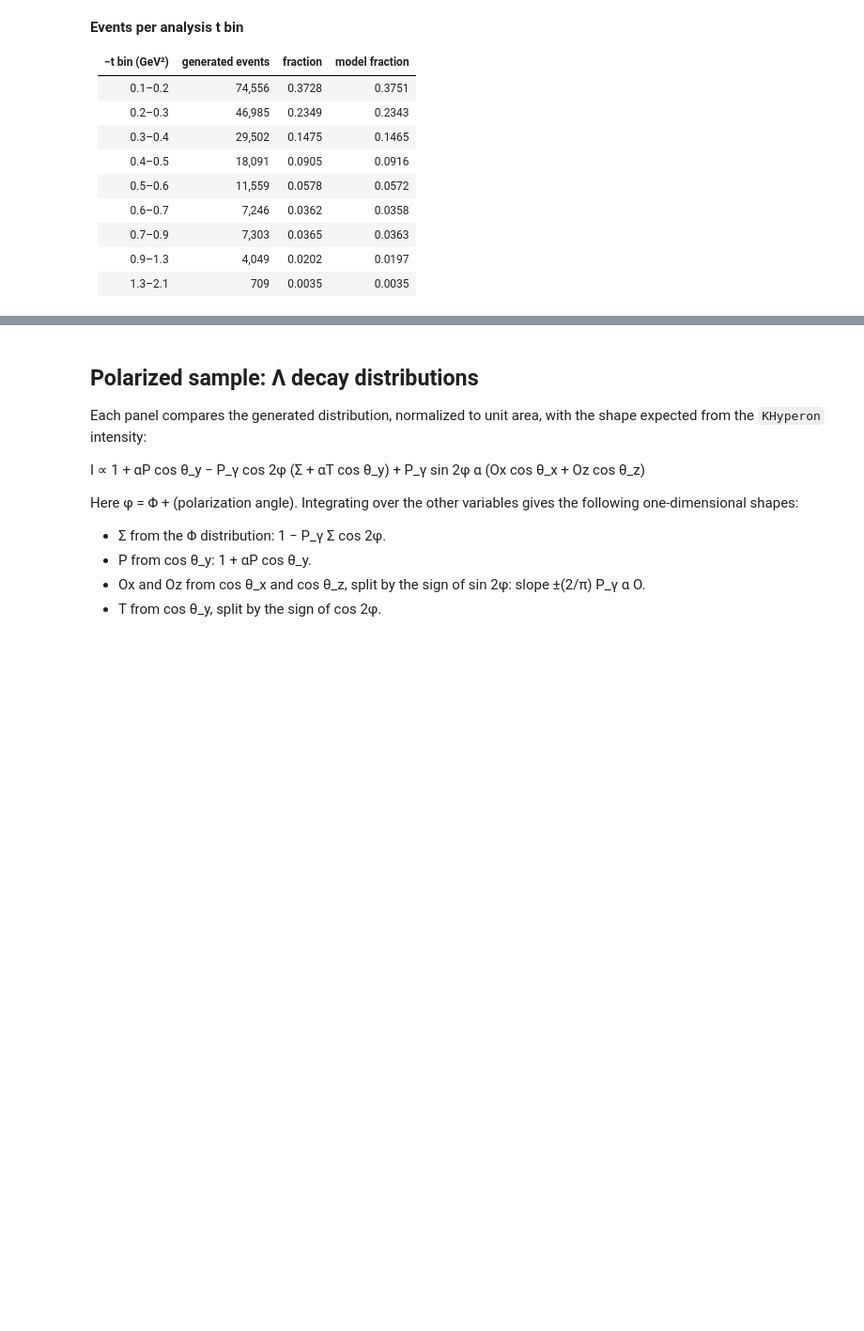
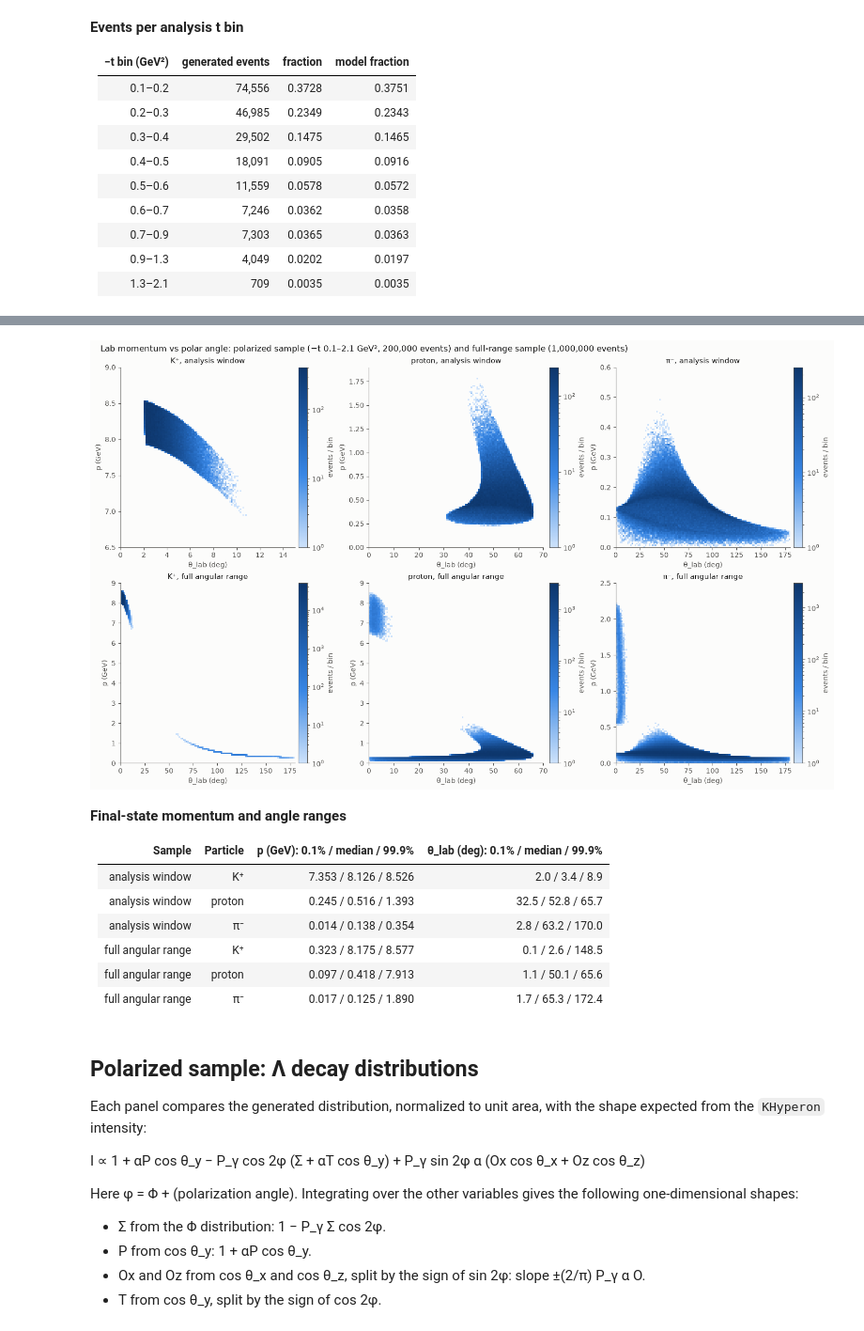
Before and after one commit to jrstevenjlab/wm_gluex, a Jupyter notebook: analysis/kplamb/fitting/gen_khyperon_diagnostics.ipynb, the cells around one changed output, grey strips where cells are left out. Shown at 94% size. Saved outputs shown, nothing was run; the diff lists cells and outputs as text; code cells hidden in the pictures; blank space fills up the shorter version.

Commit message:
add p vs theta plots for final particle kinematics

```diff
--- a/analysis/kplamb/fitting/gen_khyperon_diagnostics.ipynb
+++ b/analysis/kplamb/fitting/gen_khyperon_diagnostics.ipynb
@@ -215,8 +215,10 @@ def kinematics(ev):
     )
 
 
-pol = kinematics(load(OUTDIR / "polarized.root"))
-full = kinematics(load(OUTDIR / "production_full.root"))
+pol_ev = load(OUTDIR / "polarized.root")
+full_ev = load(OUTDIR / "production_full.root")
+pol = kinematics(pol_ev)
+full = kinematics(full_ev)
 print(f"polarized sample: {len(pol['t']):,} events,  production sample: {len(full['t']):,} events")
 print(f"M(p pi-) = {pol['m_lambda'].mean():.6f} GeV (fixed Lambda mass, no width)")
 # %% [output]
@@ -372,3 +387,72 @@ display(Markdown("**Events per analysis t bin**\n\n" + "\n".join(rows)))
+# %%
+from matplotlib.colors import LinearSegmentedColormap, LogNorm
+
+# sequential single-hue ramp (light = few events, dark = many); empty bins show the surface
+SEQ = LinearSegmentedColormap.from_list(
+    "blue_seq", ["#cde2fb", "#86b6ef", "#3987e5", "#256abf", "#184f95", "#0d366b"])
+SEQ.set_bad(SURFACE)
+
+PARTICLES = [("K+", "K⁺"), ("p", "proton"), ("pi-", "π⁻")]
+
+
+def p_theta(ev, name):
+    p3 = ev[name][:, 1:]
+    p = np.linalg.norm(p3, axis=1)
+    return p, np.degrees(np.arccos(np.clip(p3[:, 2] / p, -1, 1)))
+
+
+def nice_max(x, step):
+    return step * np.ceil(np.max(x) * 1.03 / step)
+
+
+samples = [("analysis window", pol_ev), ("full angular range", full_ev)]
+fig, axes = plt.subplots(2, 3, figsize=(15, 9), layout="constrained")
+for row, (sample_label, ev) in enumerate(samples):
+    for col, (name, label) in enumerate(PARTICLES):
+        ax = axes[row, col]
+        p, theta = p_theta(ev, name)
+        th_max = min(180.0, nice_max(theta, 5.0))
+        step = 0.5 if p.max() > 2 else 0.1
+        p_max = nice_max(p, step)
+        # start the momentum axis just below the data when the band sits far from zero
+        p_min = step * np.floor(p.min() * 0.97 / step) if p.min() > 0.25 * p.max() else 0.0
+        h, xe, ye = np.histogram2d(theta, p, bins=(120, 120), range=((0, th_max), (p_min, p_max)))
+        h = np.ma.masked_equal(h, 0)
+        mesh = ax.pcolormesh(xe, ye, h.T, cmap=SEQ, norm=LogNorm(vmin=1, vmax=h.max()),
+                             rasterized=True)
+        fig.colorbar(mesh, ax=ax, label="events / bin", pad=0.01)
+        ax.grid(False)
+        ax.set_xlabel("θ_lab (deg)")
+        ax.set_ylabel("p (GeV)")
+        ax.set_title(f"{label}, {sample_label}")
+fig.suptitle(f"Lab momentum vs polar angle: polarized sample (−t {T_MIN}–{T_MAX} GeV², "
+             f"{len(pol['t']):,} events) and full-range sample ({len(full['t']):,} events)",
+             x=0.01, ha="left")
+plt.show()
+
+# momentum and angle ranges, for setting up detector simulation or acceptance studies
+rows = ["| Sample | Particle | p (GeV): 0.1% / median / 99.9% | θ_lab (deg): 0.1% / median / 99.9% |",
+        "| --- | --- | ---: | ---: |"]
+for sample_label, ev in samples:
+    for name, label in PARTICLES:
+        p, theta = p_theta(ev, name)
+        qp = np.percentile(p, [0.1, 50, 99.9])
+        qt = np.percentile(theta, [0.1, 50, 99.9])
+        rows.append(f"| {sample_label} | {label} | {qp[0]:.3f} / {qp[1]:.3f} / {qp[2]:.3f} "
+                    f"| {qt[0]:.1f} / {qt[1]:.1f} / {qt[2]:.1f} |")
+display(Markdown("**Final-state momentum and angle ranges**\n\n" + "\n".join(rows)))
+# %% [output]
+[figure, added]
+**Final-state momentum and angle ranges**
+
+| Sample | Particle | p (GeV): 0.1% / median / 99.9% | θ_lab (deg): 0.1% / median / 99.9% |
+| --- | --- | ---: | ---: |
+| analysis window | K⁺ | 7.353 / 8.126 / 8.526 | 2.0 / 3.4 / 8.9 |
+| analysis window | proton | 0.245 / 0.516 / 1.393 | 32.5 / 52.8 / 65.7 |
+| analysis window | π⁻ | 0.014 / 0.138 / 0.354 | 2.8 / 63.2 / 170.0 |
+| full angular range | K⁺ | 0.323 / 8.175 / 8.577 | 0.1 / 2.6 / 148.5 |
+| full angular range | proton | 0.097 / 0.418 / 7.913 | 1.1 / 50.1 / 65.6 |
+| full angular range | π⁻ | 0.017 / 0.125 / 1.890 | 1.7 / 65.3 / 172.4 |
 # %% [markdown]
 ## Polarized sample: Λ decay distributions
 
```
Also changed, not shown: parts of 2 cells of this notebook, 2 other files.
